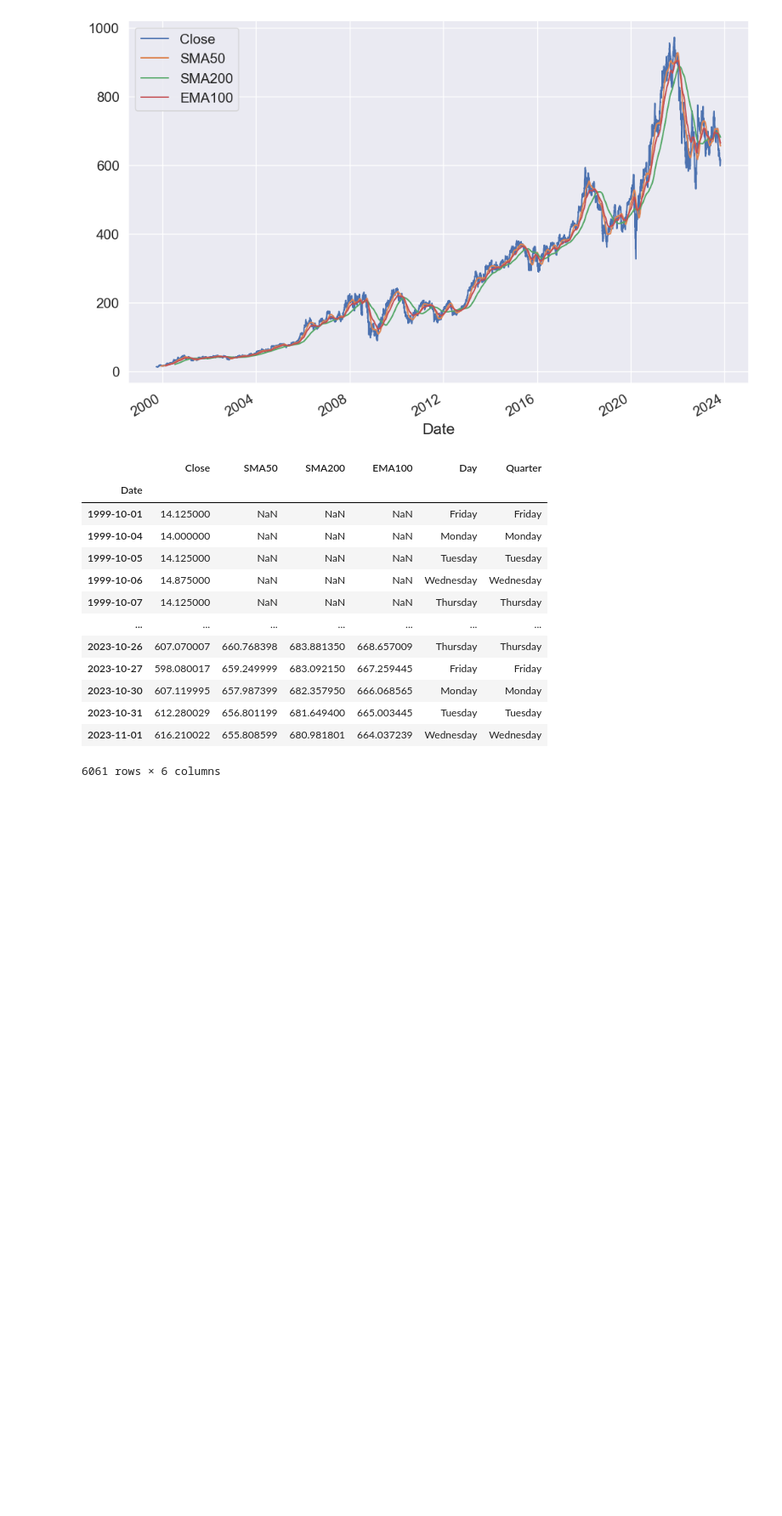
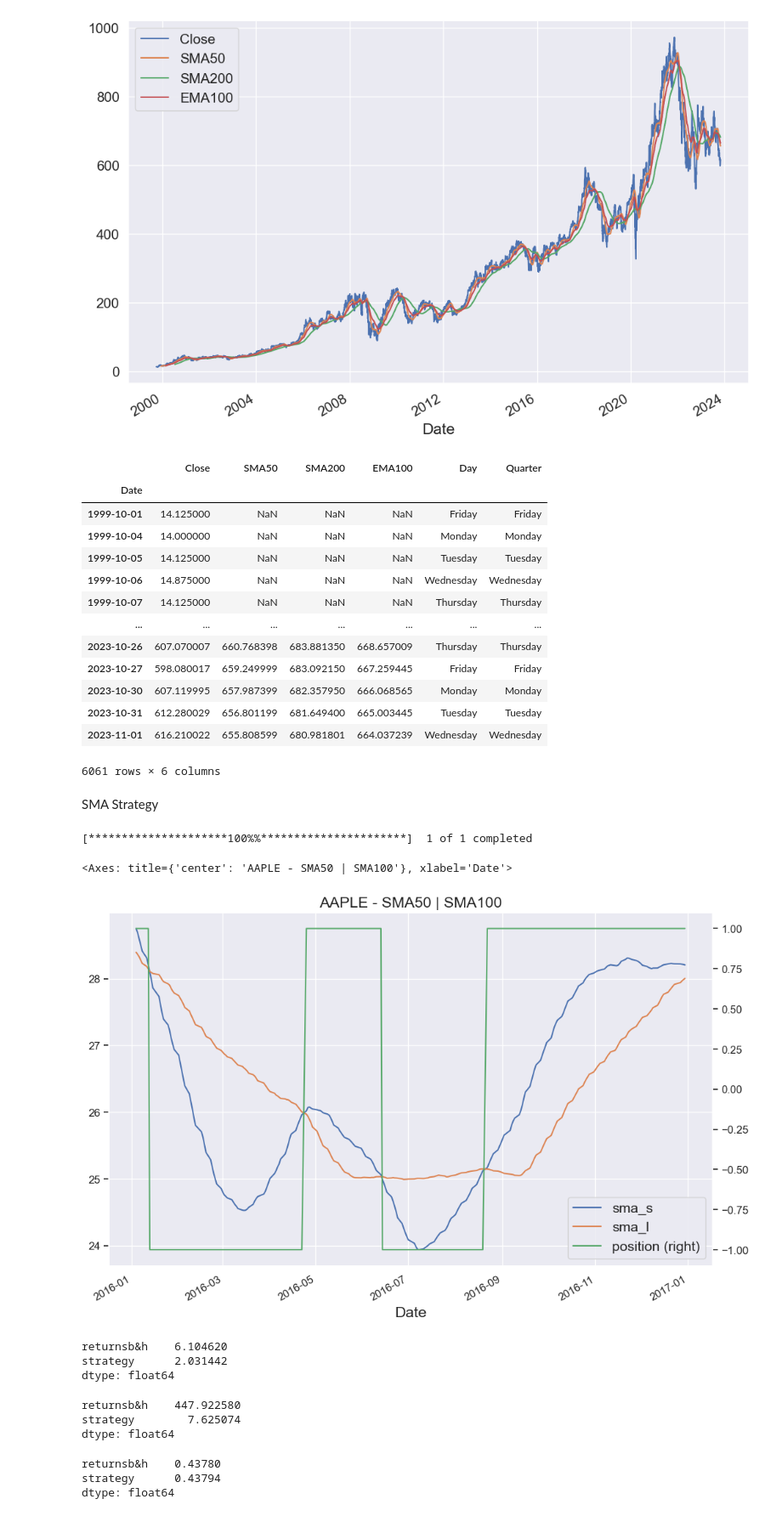
Before and after one commit to aalsaedi265/algo_trade_basic, a Jupyter notebook: algo.ipynb, the cells around one changed output. Shown at 85% size. Saved outputs shown, nothing was run; the diff lists cells and outputs as text; code cells hidden in the pictures; blank space fills up the shorter version.

Commit message:
standerd deviation and return

```diff
--- a/algo.ipynb
+++ b/algo.ipynb
@@ -635,3 +635,46 @@ spy = yf.downlaod("BLK")
 | 2023-10-31 | 612.280029 | 656.801199 | 681.649400 | 665.003445 | Tuesday | Tuesday |
 | 2023-11-01 | 616.210022 | 655.808599 | 680.981801 | 664.037239 | Wednesday | Wednesday |
 6061 rows × 6 columns
+# %% [markdown]
+SMA Strategy
+# %%
+apple=yf.download("AAPL")
+apple=apple.Close.to_frame()
+apple["d_returns"]=np.log(apple.div(apple.shift(1)))
+apple.dropna(inplace=True)
+apple.d_returns.sum()
+np.exp(apple.d_returns.sum())
+apple["cummreturns"]=apple.d_returns.cumsum().apply(np.exp)
+
+data=apple.Close.loc[(apple.index>='1991-01-01')]
+data=data.to_frame()
+sma_s=50
+sma_l=100
+data["sma_s"]=data.Close.rolling(sma_s).mean()
+data["sma_l"]=data.Close.rolling(sma_l).mean()
+data["position"]=np.where(data["sma_s"]>data["sma_l"],1,-1)
+data.loc["2016",["sma_s","sma_l","position"]].plot(figsize=(12,8),title="AAPLE - SMA{} | SMA{}".format(sma_s,sma_l), fontsize=12,secondary_y="position")
+# %% [output]
+[*********************100%%**********************]  1 of 1 completed
+<Axes: title={'center': 'AAPLE - SMA50 | SMA100'}, xlabel='Date'>
+[figure, added]
+# %%
+data["returnsb&h"]=np.log(data.Close.div(data.Close.shift(1)))
+data["strategy"]=data["returnsb&h"]*data.position.shift(1)
+data[["returnsb&h","strategy"]].sum()
+# %% [output]
+returnsb&h    6.104620
+strategy      2.031442
+dtype: float64
+# %%
+data[["returnsb&h","strategy"]].sum().apply(np.exp) # what 1$ will be
+# %% [output]
+returnsb&h    447.922580
+strategy        7.625074
+dtype: float64
+# %%
+data[["returnsb&h","strategy"]].std()*np.sqrt(252) #annyal std
+# %% [output]
+returnsb&h    0.43780
+strategy      0.43794
+dtype: float64
```
Also changed, not shown: parts of 6 cells of this notebook.
